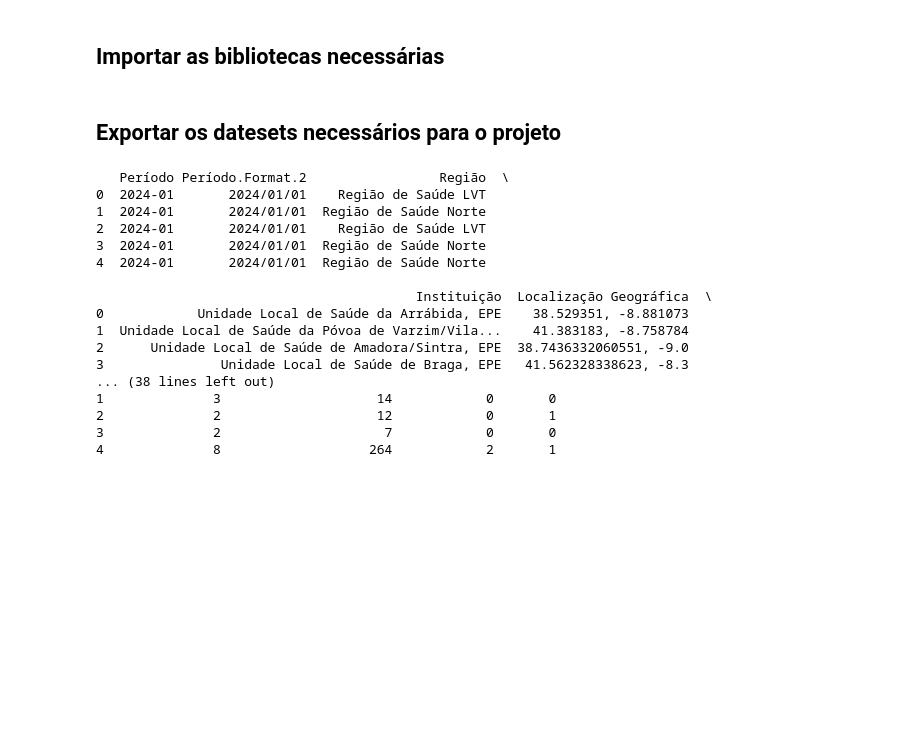
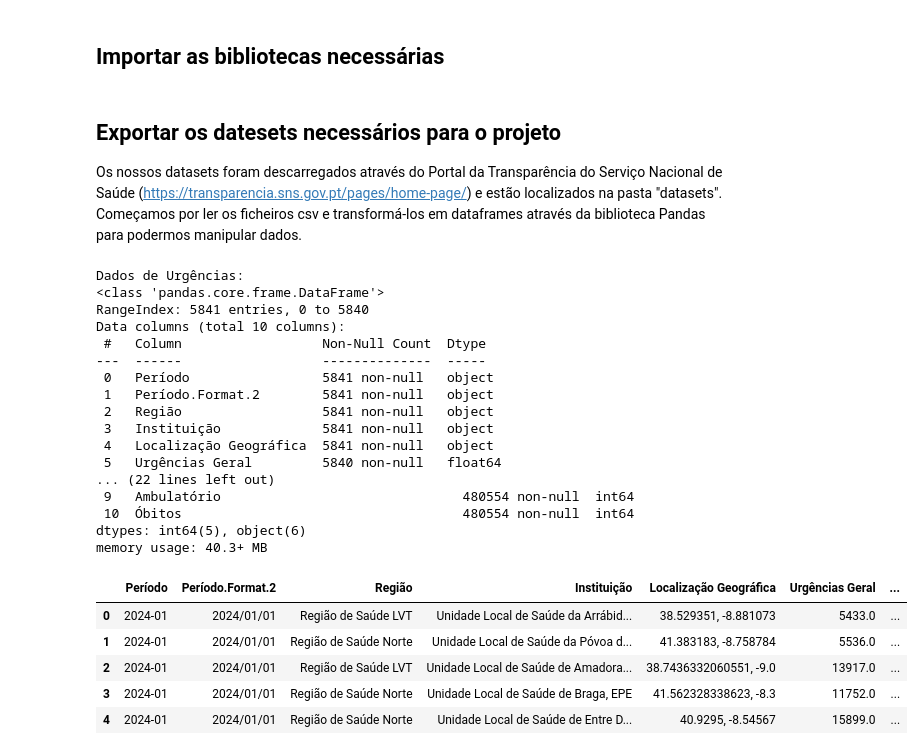
Before and after one commit to He1senb0rg/Projeto-PCD, a Jupyter notebook: projeto.ipynb, the cells around one changed output. Cells and saved outputs as stored; diff of their text form; code cells hidden in the pictures; blank space fills up the shorter version.

```diff
--- a/projeto.ipynb
+++ b/projeto.ipynb
@@ -15,27 +15,41 @@ from sklearn import metrics
 %matplotlib inline
 # %% [markdown]
 ## Exportar os datesets necessários para o projeto
+Os nossos datasets foram descarregados através do Portal da Transparência do Serviço Nacional de Saúde (https://transparencia.sns.gov.pt/pages/home-page/) e estão localizados na pasta "datasets".
+Começamos por ler os ficheiros csv e transformá-los em dataframes através da biblioteca Pandas para podermos manipular dados.
 # %%
-urgencias = pd.read_csv('datasets/atendimentos-por-urgencia.csv', sep=';')
-morbilidade = pd.read_csv('datasets/morbilidade.csv', sep=';')
+urgencias = pd.read_csv('datasets/atendimentos-por-urgencia.csv', sep=';', encoding="utf-8")
+morbilidade = pd.read_csv('datasets/morbilidade.csv', sep=';', encoding="utf-8")
 
-print(urgencias.head())
-print(morbilidade.head())
+print("Dados de Urgências:")
+urgencias.info()
+
+print("\nDados de Morbilidade:")
+morbilidade.info()
 # %% [output]
-   Período Período.Format.2                 Região  \
-0  2024-01       2024/01/01    Região de Saúde LVT
-1  2024-01       2024/01/01  Região de Saúde Norte
-2  2024-01       2024/01/01    Região de Saúde LVT
-3  2024-01       2024/01/01  Região de Saúde Norte
-4  2024-01       2024/01/01  Região de Saúde Norte
-
-                                         Instituição  Localização Geográfica  \
-0            Unidade Local de Saúde da Arrábida, EPE    38.529351, -8.881073
-1  Unidade Local de Saúde da Póvoa de Varzim/Vila...    41.383183, -8.758784
-2      Unidade Local de Saúde de Amadora/Sintra, EPE  38.7436332060551, -9.0
-3               Unidade Local de Saúde de Braga, EPE   41.562328338623, -8.3
-... (38 lines left out)
-1              3                    14            0       0
-2              2                    12            0       1
-3              2                     7            0       0
-4              8                   264            2       1
+Dados de Urgências:
+<class 'pandas.core.frame.DataFrame'>
+RangeIndex: 5841 entries, 0 to 5840
+Data columns (total 10 columns):
+ #   Column                  Non-Null Count  Dtype
+---  ------                  --------------  -----
+ 0   Período                 5841 non-null   object
+ 1   Período.Format.2        5841 non-null   object
+ 2   Região                  5841 non-null   object
+ 3   Instituição             5841 non-null   object
+ 4   Localização Geográfica  5841 non-null   object
+ 5   Urgências Geral         5840 non-null   float64
+... (22 lines left out)
+ 9   Ambulatório                               480554 non-null  int64
+ 10  Óbitos                                    480554 non-null  int64
+dtypes: int64(5), object(6)
+memory usage: 40.3+ MB
+# %%
+urgencias.head()
+# %% [output]
+|  | Período | Período.Format.2 | Região | Instituição | Localização Geográfica | Urgências Geral | ... |
+| 0 | 2024-01 | 2024/01/01 | Região de Saúde LVT | Unidade Local de Saúde da Arrábid... | 38.529351, -8.881073 | 5433.0 | ... |
+| 1 | 2024-01 | 2024/01/01 | Região de Saúde Norte | Unidade Local de Saúde da Póvoa d... | 41.383183, -8.758784 | 5536.0 | ... |
+| 2 | 2024-01 | 2024/01/01 | Região de Saúde LVT | Unidade Local de Saúde de Amadora... | 38.7436332060551, -9.0 | 13917.0 | ... |
+| 3 | 2024-01 | 2024/01/01 | Região de Saúde Norte | Unidade Local de Saúde de Braga, EPE | 41.562328338623, -8.3 | 11752.0 | ... |
+| 4 | 2024-01 | 2024/01/01 | Região de Saúde Norte | Unidade Local de Saúde de Entre D... | 40.9295, -8.54567 | 15899.0 | ... |
```
Also changed, not shown: parts of 14 cells of this notebook, 1 other file.
